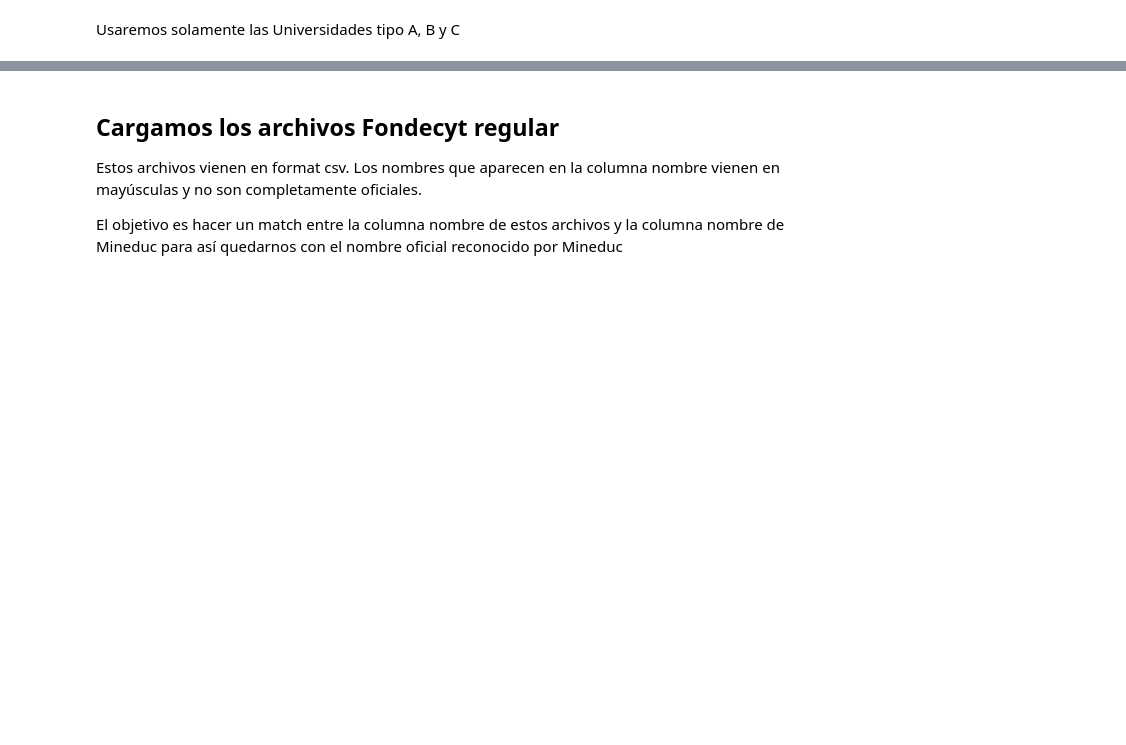
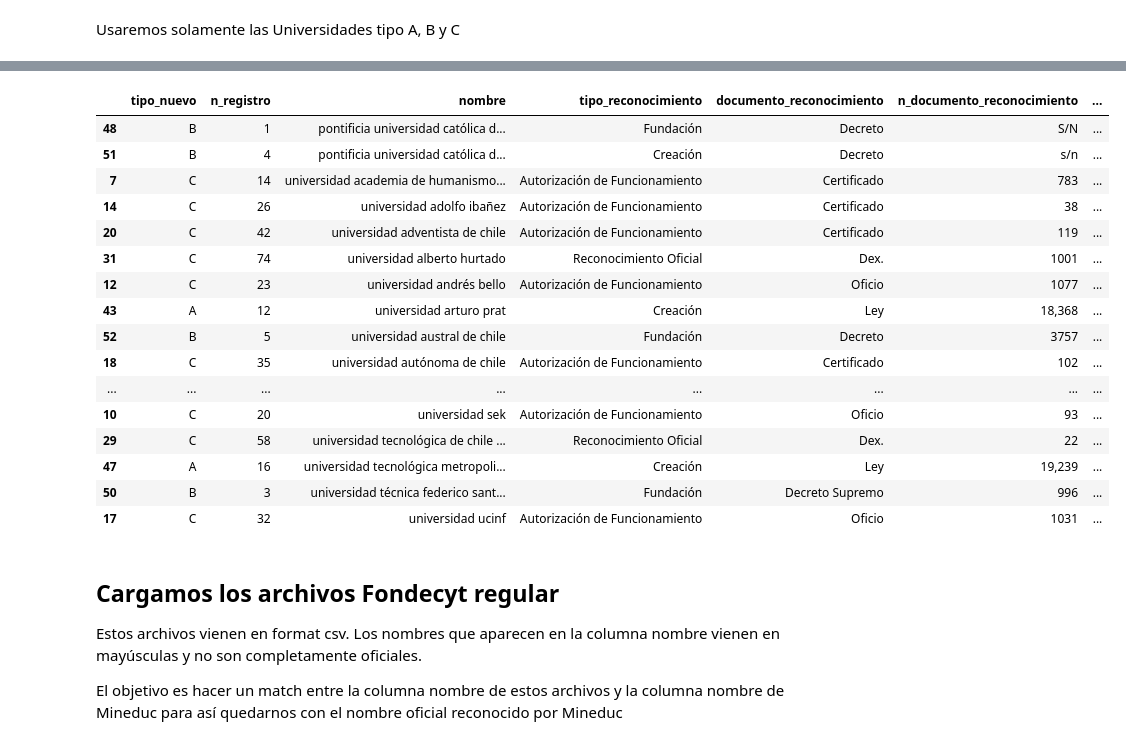
Before and after one commit to rpmunoz/python_electrolux, a Jupyter notebook: tutoriales/dia2/05 - Analysis de proyectos fondecyt.ipynb, the cells around one changed output, grey strips where cells are left out. Drawn from its saved outputs; the diff is of its cells as text; code cells hidden in the pictures; blank space fills up the shorter version.

```diff
--- a/tutoriales/dia2/05 - Analysis de proyectos fondecyt.ipynb
+++ b/tutoriales/dia2/05 - Analysis de proyectos fondecyt.ipynb
@@ -32,7 +72,14 @@ for i in range(len(mineduc.index)):
 # %% [markdown]
 Usaremos solamente las Universidades tipo A, B y C
 # %%
+#mineduc['tipo']=='A' | mineduc['tipo']=='B' | mineduc['tipo']=='C'
+
+#mineduc_univ=mineduc.query("(tipo=='A' | tipo=='B' | tipo=='C') & (nombre=='Centro de Formación Técnica FINNING')")
 mineduc_univ=mineduc.query("tipo=='A' | tipo=='B' | tipo=='C'")
+
 mineduc_univ=mineduc_univ.loc[mineduc_univ["nombre"].str.lower().sort_values(ascending=True).index]
+
+mineduc_univ['nombre'] = mineduc_univ['nombre'].str.lower()
+
 mineduc_univ['nombre']
 #['nombre'].sort_values(axis=0, ascending=False)
@@ -39,3 +104,25 @@ mineduc_univ['nombre']
+# %%
+#mineduc_univ.columns = mineduc_univ.columns.str.upper()
+
+mineduc_univ.rename(columns={'tipo':'tipo_nuevo'})
+# %% [output]
+|  | tipo_nuevo | n_registro | nombre | tipo_reconocimiento | documento_reconocimiento | n_documento_reconocimiento | ... |
+| 48 | B | 1 | pontificia universidad católica d... | Fundación | Decreto | S/N | ... |
+| 51 | B | 4 | pontificia universidad católica d... | Creación | Decreto | s/n | ... |
+| 7 | C | 14 | universidad academia de humanismo... | Autorización de Funcionamiento | Certificado | 783 | ... |
+| 14 | C | 26 | universidad adolfo ibañez | Autorización de Funcionamiento | Certificado | 38 | ... |
+| 20 | C | 42 | universidad adventista de chile | Autorización de Funcionamiento | Certificado | 119 | ... |
+| 31 | C | 74 | universidad alberto hurtado | Reconocimiento Oficial | Dex. | 1001 | ... |
+| 12 | C | 23 | universidad andrés bello | Autorización de Funcionamiento | Oficio | 1077 | ... |
+| 43 | A | 12 | universidad arturo prat | Creación | Ley | 18,368 | ... |
+| 52 | B | 5 | universidad austral de chile | Fundación | Decreto | 3757 | ... |
+| 18 | C | 35 | universidad autónoma de chile | Autorización de Funcionamiento | Certificado | 102 | ... |
+| ... | ... | ... | ... | ... | ... | ... | ... |
+| 10 | C | 20 | universidad sek | Autorización de Funcionamiento | Oficio | 93 | ... |
+| 29 | C | 58 | universidad tecnológica de chile ... | Reconocimiento Oficial | Dex. | 22 | ... |
+| 47 | A | 16 | universidad tecnológica metropoli... | Creación | Ley | 19,239 | ... |
+| 50 | B | 3 | universidad técnica federico sant... | Fundación | Decreto Supremo | 996 | ... |
+| 17 | C | 32 | universidad ucinf | Autorización de Funcionamiento | Oficio | 1031 | ... |
 # %% [markdown]
 ## Cargamos los archivos Fondecyt regular
 
```
Also changed, not shown: parts of 4 cells of this notebook, 41 other files.
